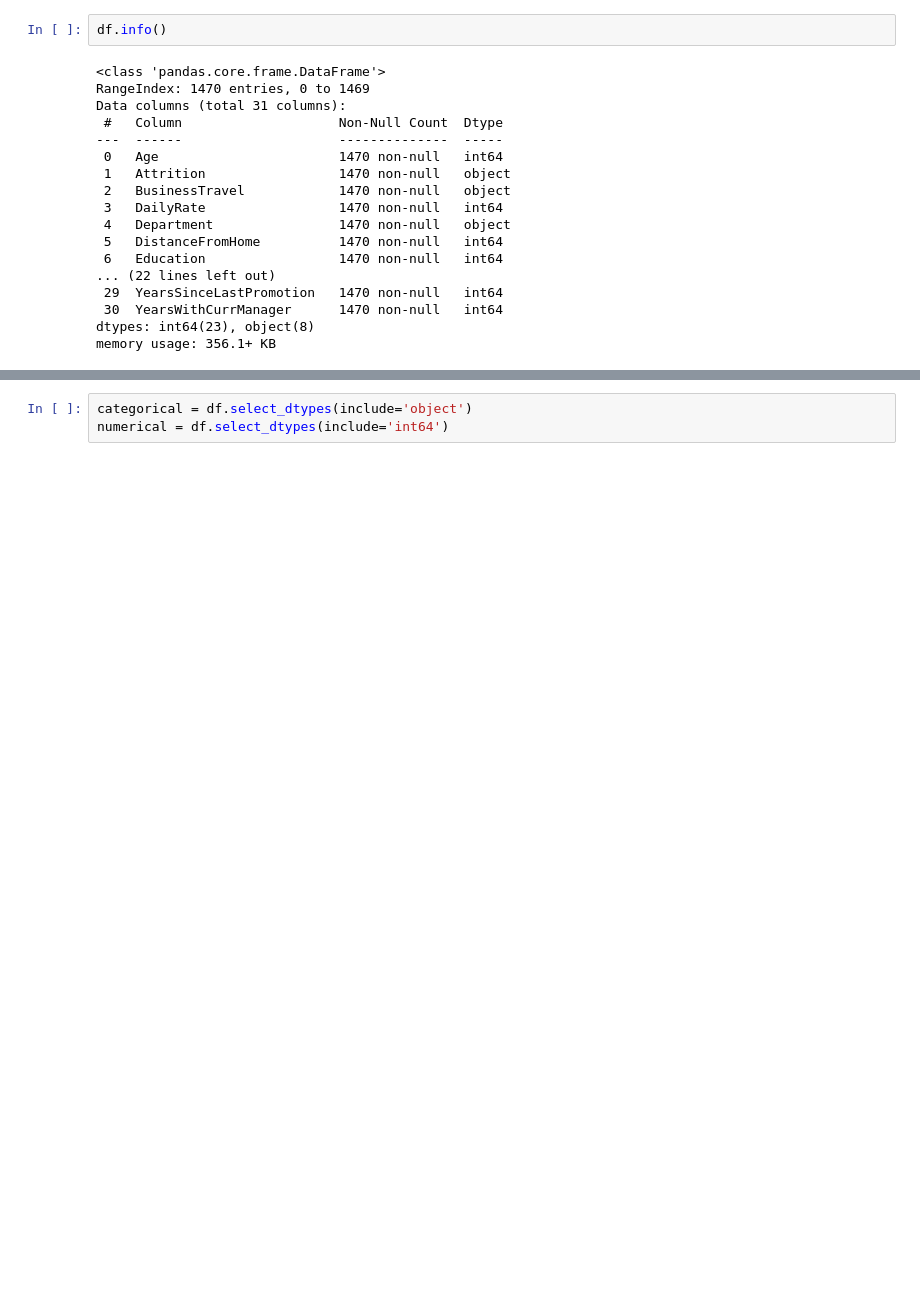
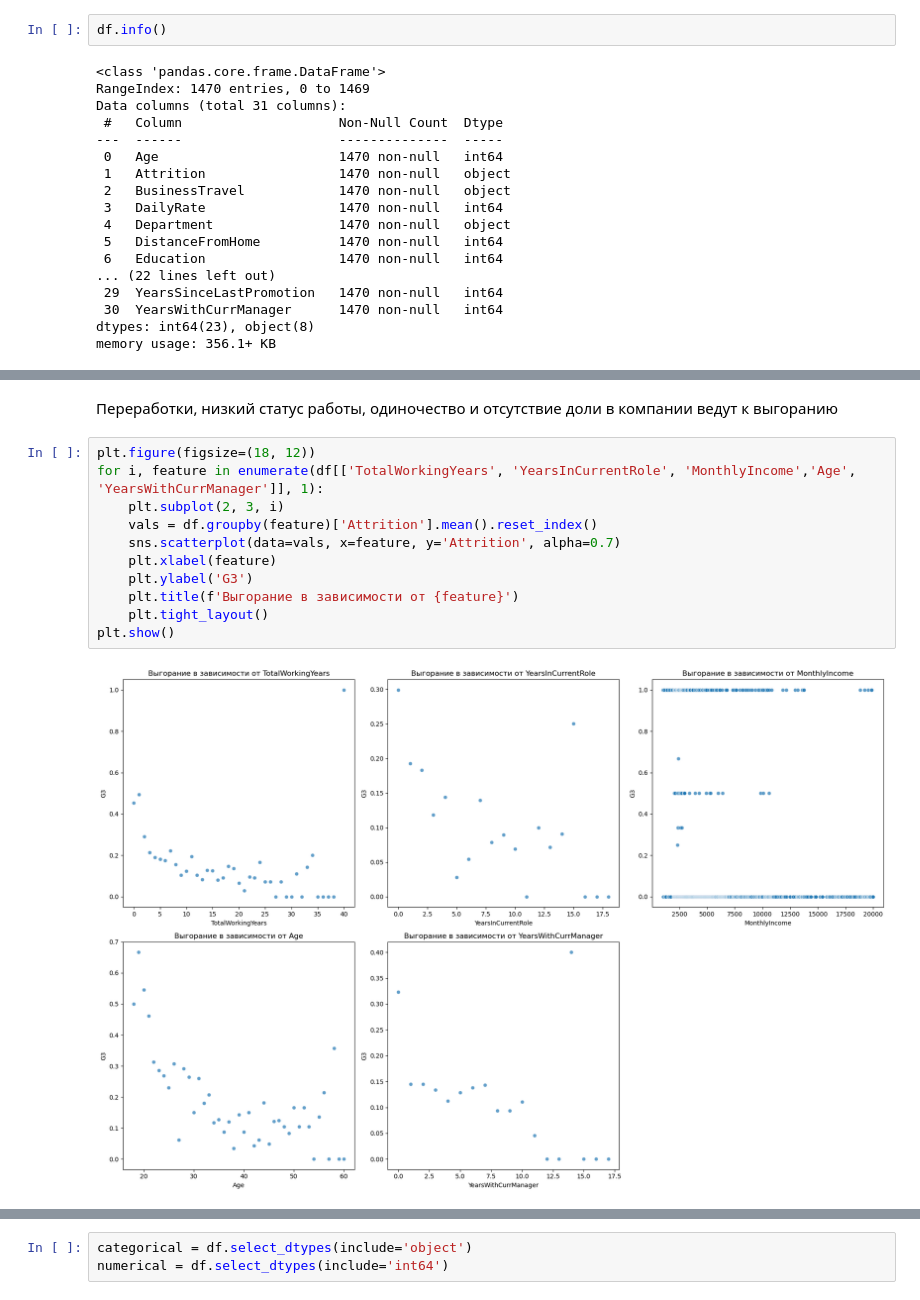
Before and after one commit to artzsh/Kursovaya_2, a Jupyter notebook: Kursovaya_2.ipynb, the cells around one changed output, grey strips where cells are left out. Drawn from its saved outputs; the diff is of its cells as text; blank space fills up the shorter version.

```diff
--- a/Kursovaya_2.ipynb
+++ b/Kursovaya_2.ipynb
@@ -118,0 +176,15 @@ memory usage: 356.1+ KB
+# %% [markdown]
+Переработки, низкий статус работы, одиночество и отсутствие доли в компании ведут к выгоранию
+# %%
+plt.figure(figsize=(18, 12))
+for i, feature in enumerate(df[['TotalWorkingYears', 'YearsInCurrentRole', 'MonthlyIncome','Age', 'YearsWithCurrManager']], 1):
+    plt.subplot(2, 3, i)
+    vals = df.groupby(feature)['Attrition'].mean().reset_index()
+    sns.scatterplot(data=vals, x=feature, y='Attrition', alpha=0.7)
+    plt.xlabel(feature)
+    plt.ylabel('G3')
+    plt.title(f'Выгорание в зависимости от {feature}')
+    plt.tight_layout()
+plt.show()
+# %% [output]
+[figure, added]
```
Also changed, not shown: parts of 20 cells of this notebook.
